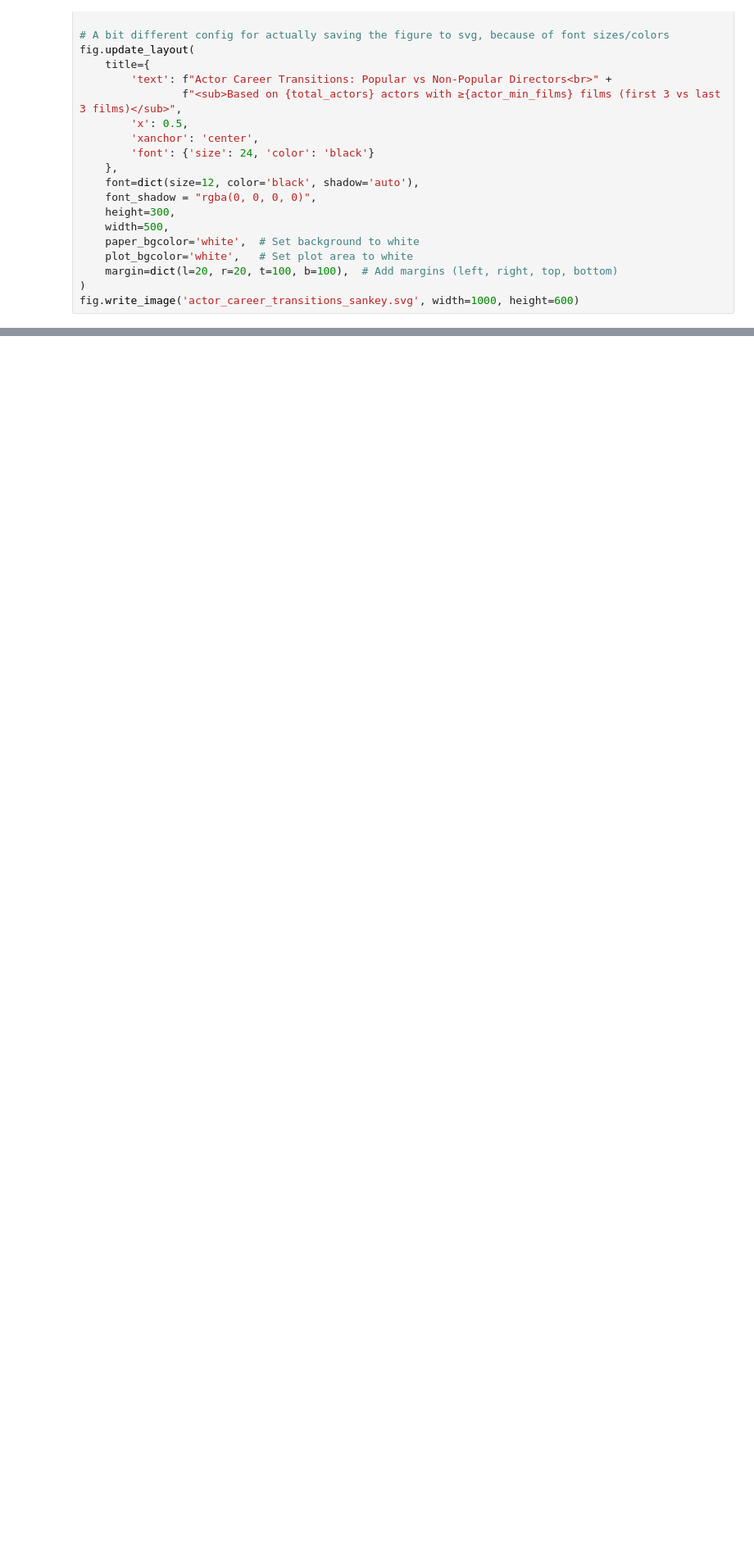
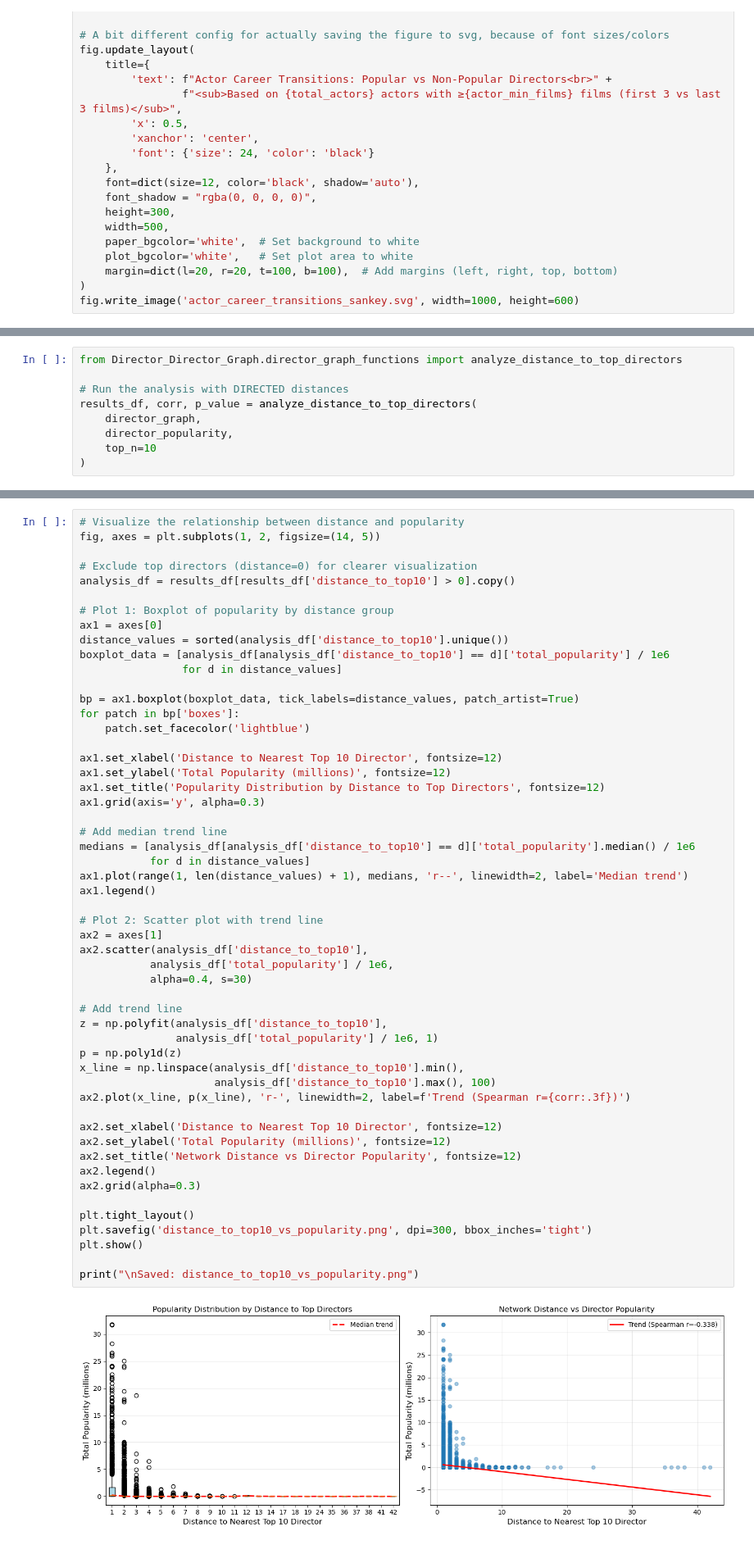
Before and after one commit to dh-anna/Social_Graph_Final_Project, a Jupyter notebook: Director_Director_Graph/Director_Director_Graph.ipynb, the cells around one changed output, grey strips where cells are left out. Shown at 82% size. Cells and saved outputs as stored; diff of their text form; blank space fills up the shorter version.

```diff
--- a/Director_Director_Graph/Director_Director_Graph.ipynb
+++ b/Director_Director_Graph/Director_Director_Graph.ipynb
@@ -625,0 +929,9 @@ print(f"  • {upward_mobility + downward_mobility} actors ({(upward_mobility +
+# %%
+from Director_Director_Graph.director_graph_functions import analyze_distance_to_top_directors
+
+# Run the analysis with DIRECTED distances
+results_df, corr, p_value = analyze_distance_to_top_directors(
+    director_graph,
+    director_popularity,
+    top_n=10
+)
@@ -625,0 +956,55 @@ print(f"  • {upward_mobility + downward_mobility} actors ({(upward_mobility +
+# %%
+# Visualize the relationship between distance and popularity
+fig, axes = plt.subplots(1, 2, figsize=(14, 5))
+
+# Exclude top directors (distance=0) for clearer visualization
+analysis_df = results_df[results_df['distance_to_top10'] > 0].copy()
+
+# Plot 1: Boxplot of popularity by distance group
+ax1 = axes[0]
+distance_values = sorted(analysis_df['distance_to_top10'].unique())
+boxplot_data = [analysis_df[analysis_df['distance_to_top10'] == d]['total_popularity'] / 1e6
+                for d in distance_values]
+
+bp = ax1.boxplot(boxplot_data, tick_labels=distance_values, patch_artist=True)
+for patch in bp['boxes']:
+    patch.set_facecolor('lightblue')
+
+ax1.set_xlabel('Distance to Nearest Top 10 Director', fontsize=12)
+ax1.set_ylabel('Total Popularity (millions)', fontsize=12)
+ax1.set_title('Popularity Distribution by Distance to Top Directors', fontsize=12)
+ax1.grid(axis='y', alpha=0.3)
+
+# Add median trend line
+medians = [analysis_df[analysis_df['distance_to_top10'] == d]['total_popularity'].median() / 1e6
+           for d in distance_values]
+ax1.plot(range(1, len(distance_values) + 1), medians, 'r--', linewidth=2, label='Median trend')
+ax1.legend()
+
+# Plot 2: Scatter plot with trend line
+ax2 = axes[1]
+ax2.scatter(analysis_df['distance_to_top10'],
+           analysis_df['total_popularity'] / 1e6,
+           alpha=0.4, s=30)
+
+# Add trend line
+z = np.polyfit(analysis_df['distance_to_top10'],
+               analysis_df['total_popularity'] / 1e6, 1)
+p = np.poly1d(z)
+x_line = np.linspace(analysis_df['distance_to_top10'].min(),
+                     analysis_df['distance_to_top10'].max(), 100)
+ax2.plot(x_line, p(x_line), 'r-', linewidth=2, label=f'Trend (Spearman r={corr:.3f})')
+
+ax2.set_xlabel('Distance to Nearest Top 10 Director', fontsize=12)
+ax2.set_ylabel('Total Popularity (millions)', fontsize=12)
+ax2.set_title('Network Distance vs Director Popularity', fontsize=12)
+ax2.legend()
+ax2.grid(alpha=0.3)
+
+plt.tight_layout()
+plt.savefig('distance_to_top10_vs_popularity.png', dpi=300, bbox_inches='tight')
+plt.show()
+
+print("\nSaved: distance_to_top10_vs_popularity.png")
+# %% [output]
+[figure, added]
```
Also changed, not shown: parts of 51 cells of this notebook, 4 other files.
